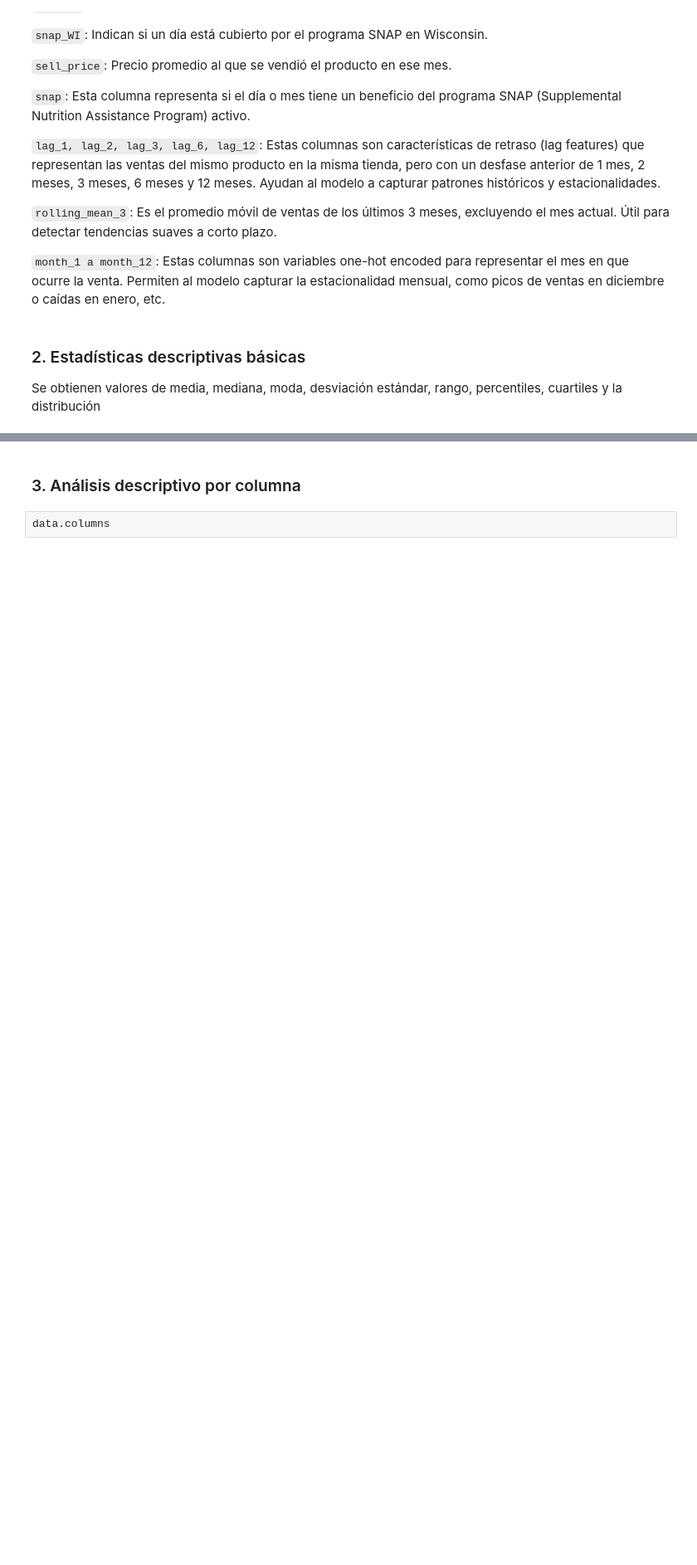
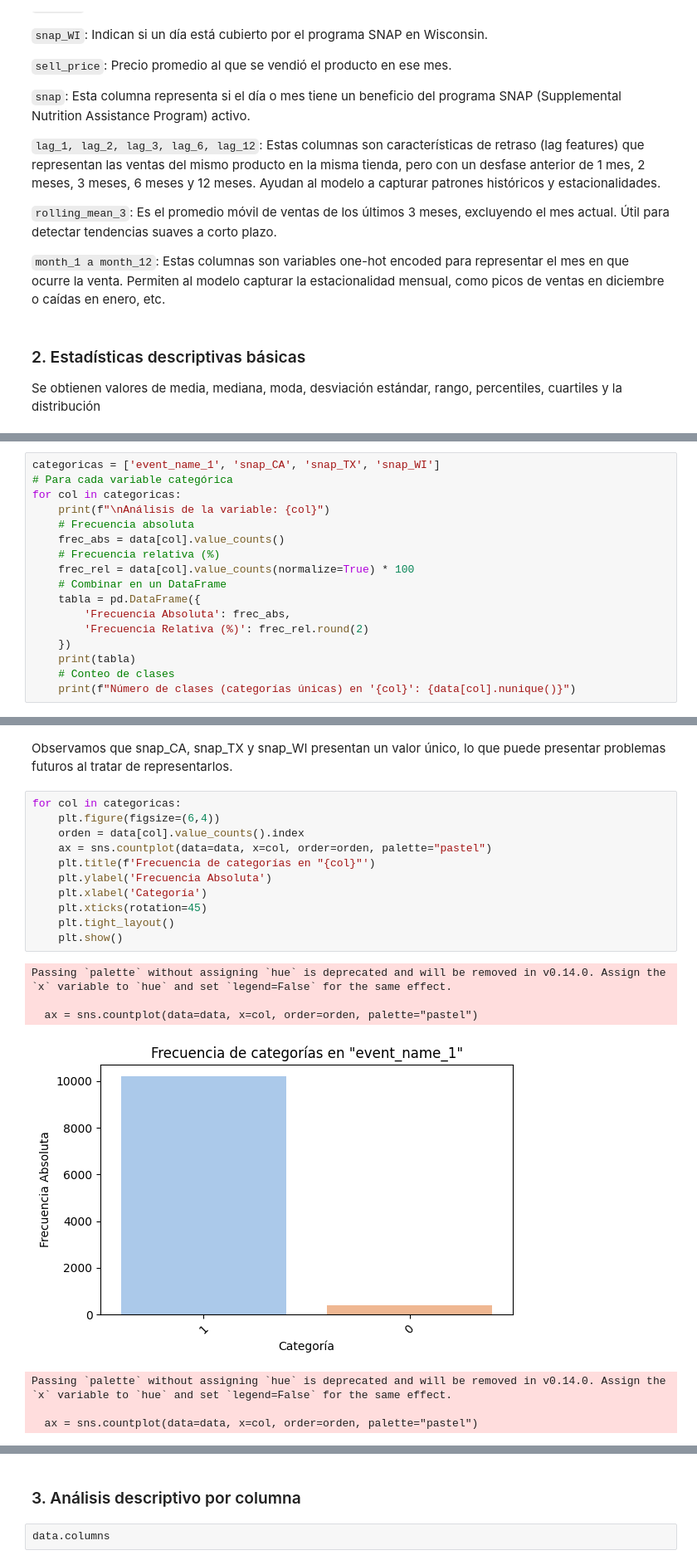
Before and after one commit to andtay/Machine_Learning_Based_Demand_Forecasting, a Jupyter notebook: Walmart/src/data_visualization_XGBoost.ipynb, the cells around one changed output, grey strips where cells are left out. Shown at 83% size. Saved outputs shown, nothing was run; the diff lists cells and outputs as text; blank space fills up the shorter version.

```diff
--- a/Walmart/src/data_visualization_XGBoost.ipynb
+++ b/Walmart/src/data_visualization_XGBoost.ipynb
@@ -100,0 +162,17 @@ data.describe()
+# %%
+categoricas = ['event_name_1', 'snap_CA', 'snap_TX', 'snap_WI']
+# Para cada variable categórica
+for col in categoricas:
+    print(f"\nAnálisis de la variable: {col}")
+    # Frecuencia absoluta
+    frec_abs = data[col].value_counts()
+    # Frecuencia relativa (%)
+    frec_rel = data[col].value_counts(normalize=True) * 100
+    # Combinar en un DataFrame
+    tabla = pd.DataFrame({
+        'Frecuencia Absoluta': frec_abs,
+        'Frecuencia Relativa (%)': frec_rel.round(2)
+    })
+    print(tabla)
+    # Conteo de clases
+    print(f"Número de clases (categorías únicas) en '{col}': {data[col].nunique()}")
@@ -100,0 +197,21 @@ data.describe()
+# %% [markdown]
+Observamos que snap_CA, snap_TX y snap_WI presentan un valor único, lo que puede presentar problemas futuros al tratar de representarlos.
+# %%
+for col in categoricas:
+    plt.figure(figsize=(6,4))
+    orden = data[col].value_counts().index
+    ax = sns.countplot(data=data, x=col, order=orden, palette="pastel")
+    plt.title(f'Frecuencia de categorías en "{col}"')
+    plt.ylabel('Frecuencia Absoluta')
+    plt.xlabel('Categoría')
+    plt.xticks(rotation=45)
+    plt.tight_layout()
+    plt.show()
+# %% [output]
+Passing `palette` without assigning `hue` is deprecated and will be removed in v0.14.0. Assign the `x` variable to `hue` and set `legend=False` for the same effect.
+
+  ax = sns.countplot(data=data, x=col, order=orden, palette="pastel")
+[figure, added]
+Passing `palette` without assigning `hue` is deprecated and will be removed in v0.14.0. Assign the `x` variable to `hue` and set `legend=False` for the same effect.
+
+  ax = sns.countplot(data=data, x=col, order=orden, palette="pastel")
```
Also changed, not shown: parts of 54 cells of this notebook.
